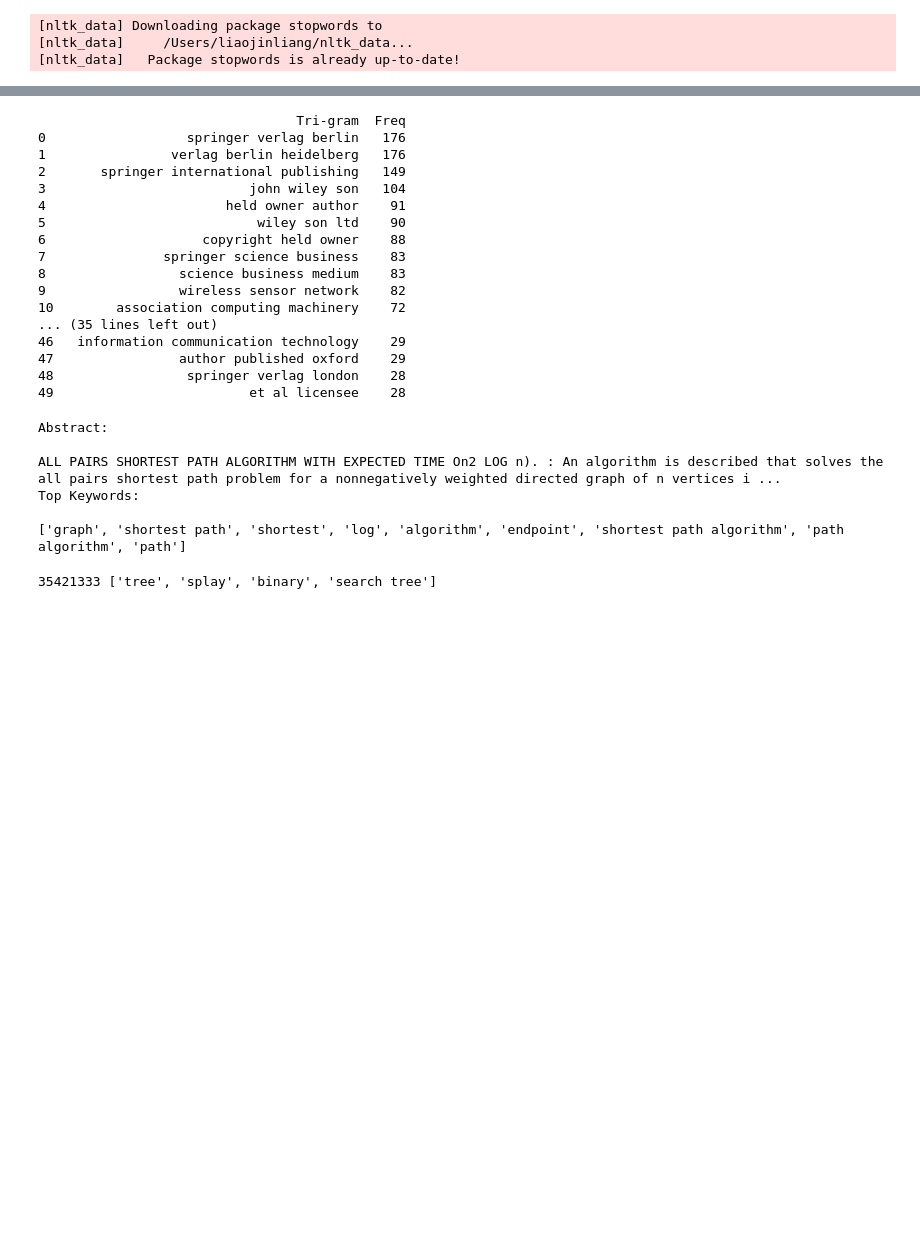
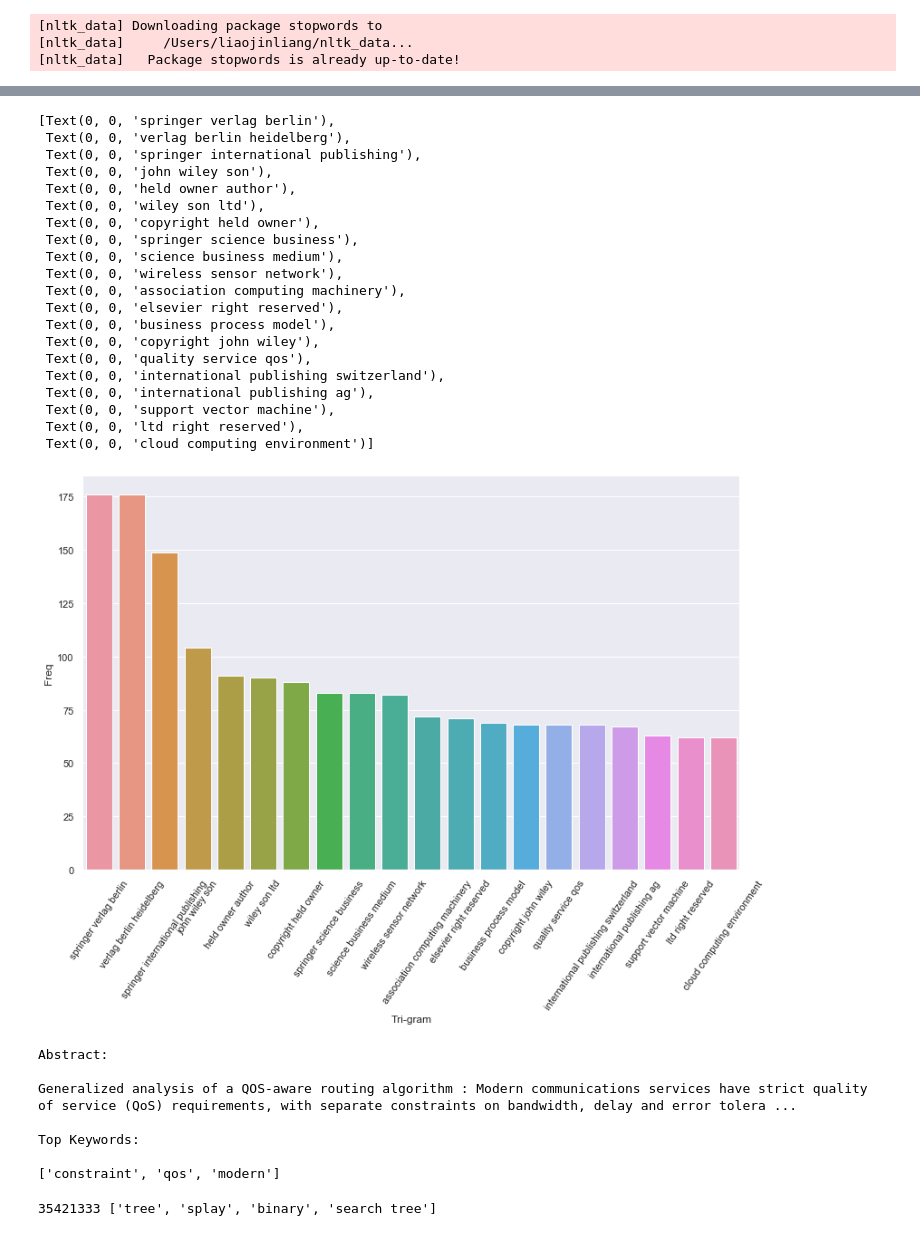
Before and after one commit to Tao-Lu/PYTHON-unimelbPublications, a Jupyter notebook: topic_modeler/keyword extraction.ipynb, the cells around one changed output, grey strips where cells are left out. Saved outputs shown, nothing was run; the diff lists cells and outputs as text; code cells hidden in the pictures; blank space fills up the shorter version.

```diff
--- a/topic_modeler/keyword extraction.ipynb
+++ b/topic_modeler/keyword extraction.ipynb
@@ -145,37 +150,46 @@ print(top2_df)
 # %%
 #Most frequently occuring Tri-grams
 def get_top_n3_words(corpus, n=None):
     vec1 = CountVectorizer(ngram_range=(3,3),
            max_features=2000).fit(corpus)
     bag_of_words = vec1.transform(corpus)
     sum_words = bag_of_words.sum(axis=0)
     words_freq = [(word, sum_words[0, idx]) for word, idx in
                   vec1.vocabulary_.items()]
     words_freq =sorted(words_freq, key = lambda x: x[1],
                 reverse=True)
     return words_freq[:n]
-top3_words = get_top_n3_words(corpus, n=50)
+top3_words = get_top_n3_words(corpus, n=20)
 top3_df = pd.DataFrame(top3_words)
 top3_df.columns=["Tri-gram", "Freq"]
-print(top3_df)
+# print(top3_df)
+# print(top_df)
+import seaborn as sns
+sns.set(rc={'figure.figsize':(13,8)})
+j=sns.barplot(x="Tri-gram", y="Freq", data=top3_df)
+j.set_xticklabels(j.get_xticklabels(), rotation=55)
 # %% [output]
-                                 Tri-gram  Freq
-0                  springer verlag berlin   176
-1                verlag berlin heidelberg   176
-2       springer international publishing   149
-3                          john wiley son   104
-4                       held owner author    91
-5                           wiley son ltd    90
-6                    copyright held owner    88
-7               springer science business    83
-8                 science business medium    83
-9                 wireless sensor network    82
-10        association computing machinery    72
-... (35 lines left out)
-46   information communication technology    29
-47                author published oxford    29
-48                 springer verlag london    28
-49                         et al licensee    28
+[Text(0, 0, 'springer verlag berlin'),
+ Text(0, 0, 'verlag berlin heidelberg'),
+ Text(0, 0, 'springer international publishing'),
+ Text(0, 0, 'john wiley son'),
+ Text(0, 0, 'held owner author'),
+ Text(0, 0, 'wiley son ltd'),
+ Text(0, 0, 'copyright held owner'),
+ Text(0, 0, 'springer science business'),
+ Text(0, 0, 'science business medium'),
+ Text(0, 0, 'wireless sensor network'),
+ Text(0, 0, 'association computing machinery'),
+ Text(0, 0, 'elsevier right reserved'),
+ Text(0, 0, 'business process model'),
+ Text(0, 0, 'copyright john wiley'),
+ Text(0, 0, 'quality service qos'),
+ Text(0, 0, 'international publishing switzerland'),
+ Text(0, 0, 'international publishing ag'),
+ Text(0, 0, 'support vector machine'),
+ Text(0, 0, 'ltd right reserved'),
+ Text(0, 0, 'cloud computing environment')]
+[figure, added]
 # %%
 from sklearn.feature_extraction.text import TfidfTransformer
 
@@ -238,18 +252,19 @@ def getKeyWords(index):
 
     return kws
 
-docId = 30
+docId = 88
 print("Abstract:\n")
 print( documents[documents['index'] == docId].values[0][0])
-print("Top Keywords:\n")
+print("\nTop Keywords:\n")
 print(getKeyWords(docId))
 # %% [output]
 Abstract:
 
-ALL PAIRS SHORTEST PATH ALGORITHM WITH EXPECTED TIME On2 LOG n). : An algorithm is described that solves the all pairs shortest path problem for a nonnegatively weighted directed graph of n vertices i ...
+Generalized analysis of a QOS-aware routing algorithm : Modern communications services have strict quality of service (QoS) requirements, with separate constraints on bandwidth, delay and error tolera ...
+
 Top Keywords:
 
-['graph', 'shortest path', 'shortest', 'log', 'algorithm', 'endpoint', 'shortest path algorithm', 'path algorithm', 'path']
+['constraint', 'qos', 'modern']
 # %%
 print(getPaperID(128),getKeyWords(128))
 # %% [output]
```
Also changed, not shown: parts of 14 cells of this notebook, 3 other files.
